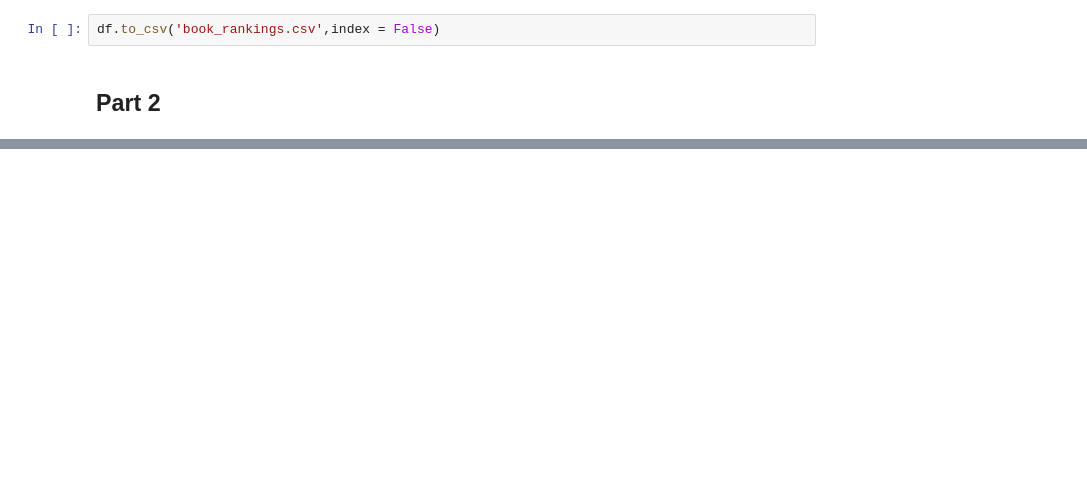
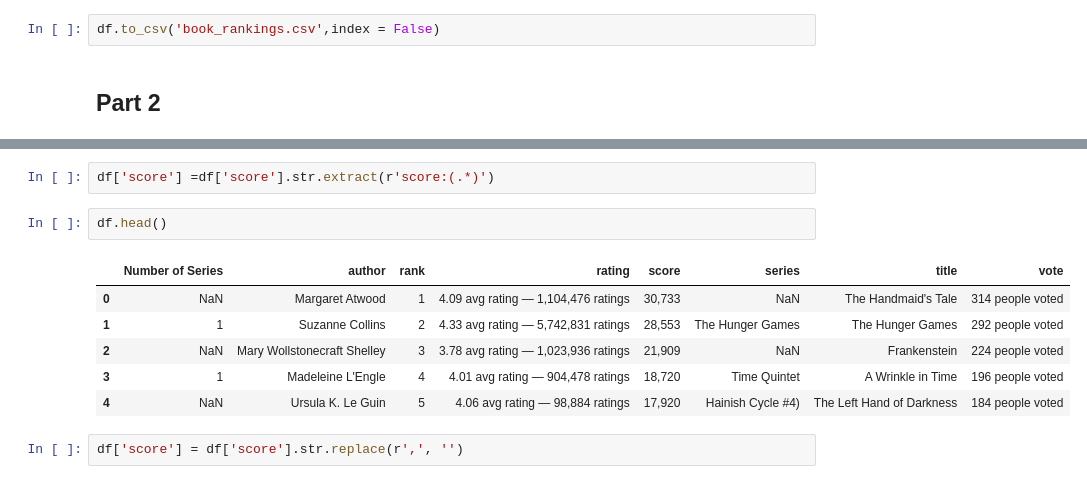
Before and after one commit to Humera97/Homework, a Jupyter notebook: Homework 9/Goodreads.ipynb, the cells around one changed output, grey strips where cells are left out. Drawn from its saved outputs; the diff is of its cells as text; blank space fills up the shorter version.

```diff
--- a/Homework 9/Goodreads.ipynb
+++ b/Homework 9/Goodreads.ipynb
@@ -101,0 +99,13 @@ df.head()
+# %%
+df['score'] =df['score'].str.extract(r'score:(.*)')
+# %%
+df.head()
+# %% [output]
+|  | Number of Series | author | rank | rating | score | series | title | vote |
+| 0 | NaN | Margaret Atwood | 1 | 4.09 avg rating — 1,104,476 ratings | 30,733 | NaN | The Handmaid's Tale | 314 people voted |
+| 1 | 1 | Suzanne Collins | 2 | 4.33 avg rating — 5,742,831 ratings | 28,553 | The Hunger Games | The Hunger Games | 292 people voted |
+| 2 | NaN | Mary Wollstonecraft Shelley | 3 | 3.78 avg rating — 1,023,936 ratings | 21,909 | NaN | Frankenstein | 224 people voted |
+| 3 | 1 | Madeleine L'Engle | 4 | 4.01 avg rating — 904,478 ratings | 18,720 | Time Quintet | A Wrinkle in Time | 196 people voted |
+| 4 | NaN | Ursula K. Le Guin | 5 | 4.06 avg rating — 98,884 ratings | 17,920 | Hainish Cycle #4) | The Left Hand of Darkness | 184 people voted |
+# %%
+df['score'] = df['score'].str.replace(r',', '')
```
Also changed, not shown: parts of 11 cells of this notebook, 2 other files.
